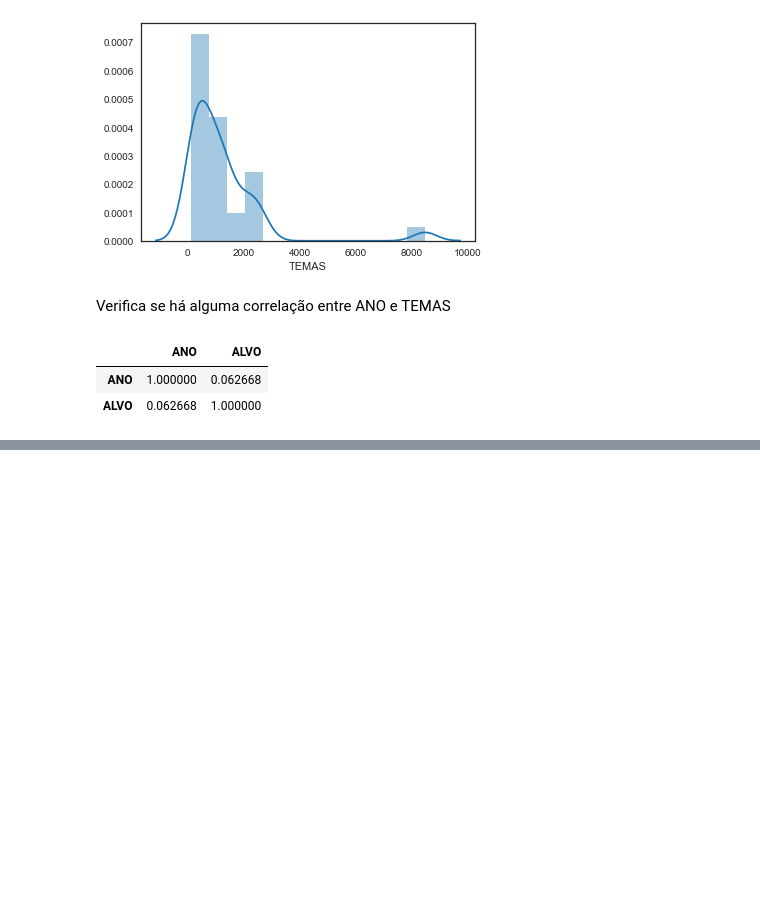
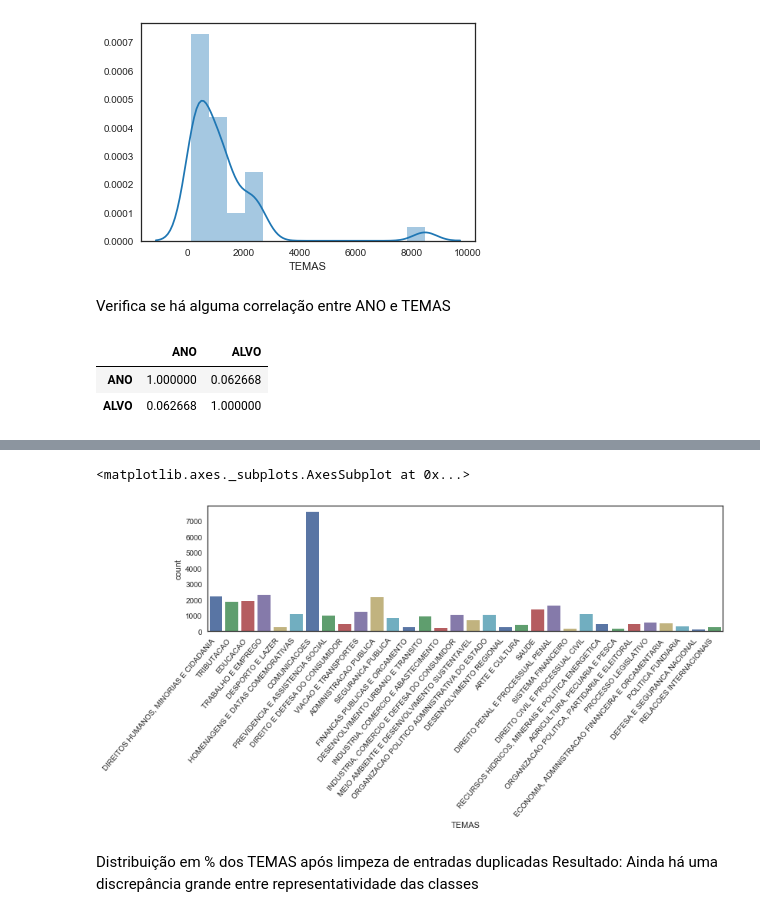
Before and after one commit to DiegoKremer/meu-politico, a Jupyter notebook: data_analysis/analise_proposicoes.ipynb, the cells around one changed output, grey strips where cells are left out. Drawn from its saved outputs; the diff is of its cells as text; code cells hidden in the pictures; blank space fills up the shorter version.

```diff
--- a/data_analysis/analise_proposicoes.ipynb
+++ b/data_analysis/analise_proposicoes.ipynb
@@ -408,0 +479,13 @@ corr_df_prop.corr()
+# %%
+sns.set_context("notebook")
+sns.set_style('white')
+plt.figure(figsize=(12,3))
+countplot = sns.countplot(x=df_tokenized['TEMAS'], data=df_tokenized, palette='deep')
+plt.setp(countplot.get_xticklabels(), rotation=50, ha="right")
+countplot
+# %% [output]
+<matplotlib.axes._subplots.AxesSubplot at 0x...>
+[figure, added]
+# %% [markdown]
+Distribuição em % dos TEMAS após limpeza de entradas duplicadas
+Resultado: Ainda há uma discrepância grande entre representatividade das classes
```
Also changed, not shown: parts of 16 cells of this notebook.
